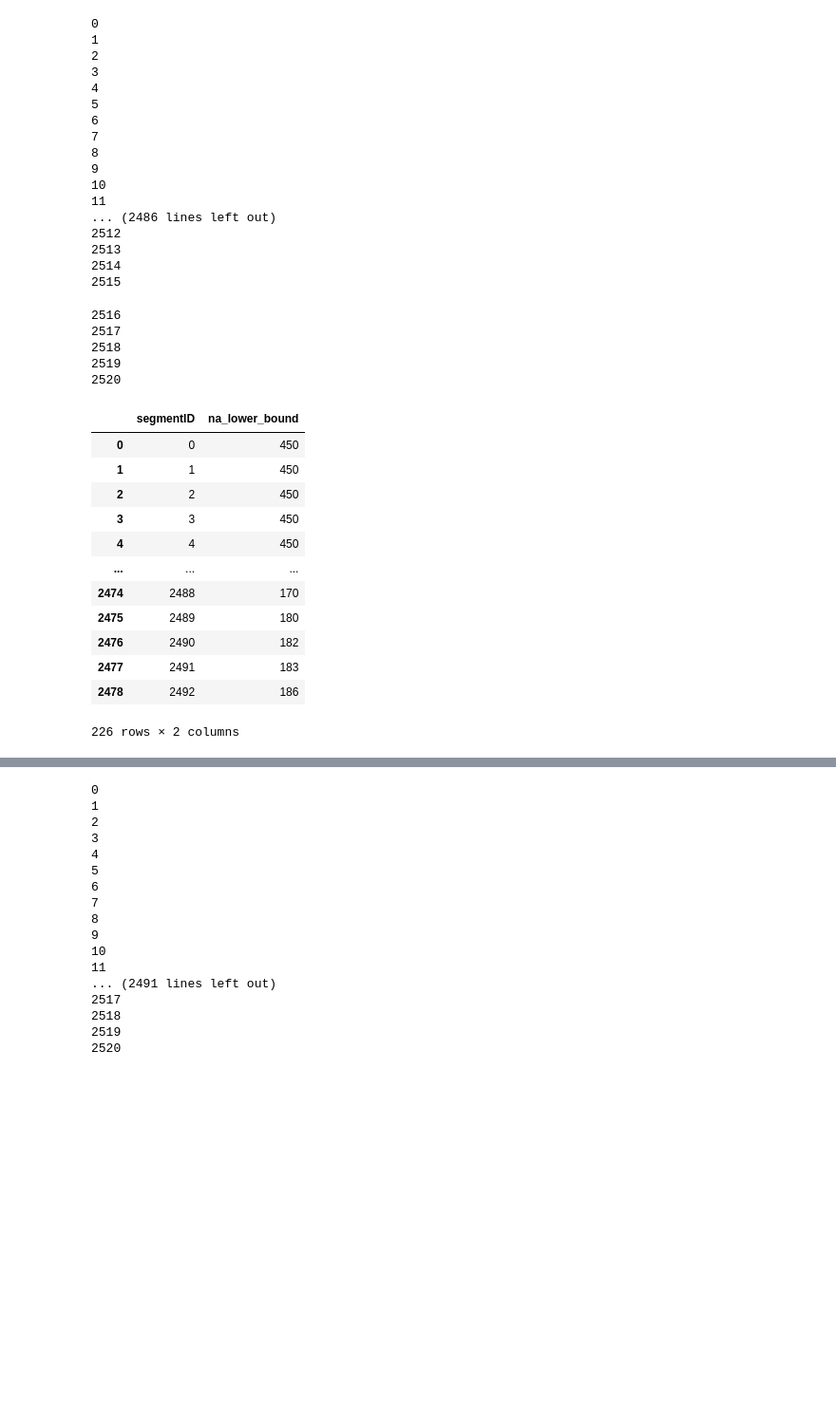
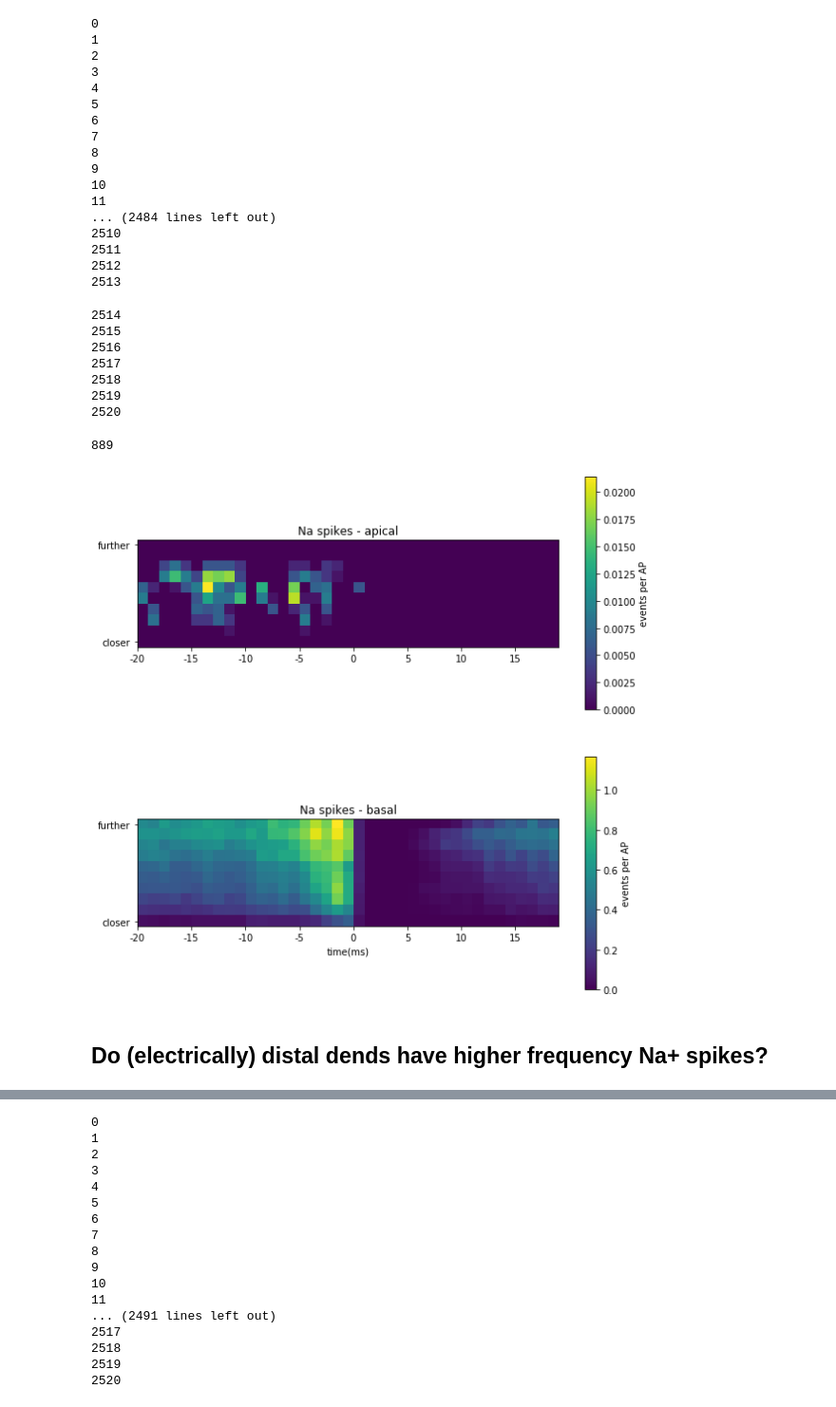
Before and after one commit to aaberbach/L5NeuronSimulation, a Jupyter notebook: L5NeuronSimulation/FullSimulation/NMDAExploration.ipynb, the cells around one changed output, grey strips where cells are left out. Shown at 95% size. Saved outputs shown, nothing was run; the diff lists cells and outputs as text; code cells hidden in the pictures; blank space fills up the shorter version.

```diff
--- a/L5NeuronSimulation/FullSimulation/NMDAExploration.ipynb
+++ b/L5NeuronSimulation/FullSimulation/NMDAExploration.ipynb
@@ -94,17 +124,20 @@ conns['X'] = conns['X'].astype(float)
 
 segs['Sec ID'] = segs['Sec ID'].astype(int)
 segs['X'] = segs['X'].astype(float)
+# %%
+segs['Elec_distanceQ'] = 'None'
+
+segs.loc[segs.Type=='dend','Elec_distanceQ'] = pd.qcut(segs.loc[segs.Type=='dend','Elec_distance'], 10, labels=False)
+segs.loc[segs.Type=='apic','Elec_distanceQ'] = pd.qcut(segs.loc[segs.Type=='apic','Elec_distance'], 10, labels=False)
 # %%
 segs_conns = segs.set_index(['Type','Sec ID','X']).join(conns.set_index(['Type','Sec ID','X'])).reset_index()
 # %%
-f = h5py.File('./output_control/v_report.h5','r')
+v = h5py.File('./output_control/v_report.h5','r')
 hva = h5py.File('./output_control/Ca_HVA.ica_report.h5','r')
 lva = h5py.File('./output_control/Ca_LVAst.ica_report.h5','r')
 ih = h5py.File('./output_control/Ih.ihcn_report.h5','r')
-#x = h5py.File('./output_nablock/v_report.h5','r')
 
-h = h5py.File('./output_control/inmda_report.h5','r')
-#i = h5py.File('./output_NMDAblock/inmda_report.h5','r')
+nmda = h5py.File('./output_control/inmda_report.h5','r')
 
-cont_na = h5py.File('./output_control/NaTa_t.gNaTa_t_report.h5','r')
+na = h5py.File('./output_control/NaTa_t.gNaTa_t_report.h5','r')
 spks = h5py.File('./output_control/spikes.h5','r')
@@ -125,11 +149,11 @@ na_df = pd.DataFrame(columns=['segmentID','na_lower_bound'])
 
 for p in segs[(segs.Type=='dend')|(segs.Type=='apic')].index:
     print(p)
-    threshold_crossings = np.diff(cont_na['report']['biophysical']['data'][:,p] > 0.002, prepend=False)
+    threshold_crossings = np.diff(na['report']['biophysical']['data'][:,p] > 0.001, prepend=False)
     upward_crossings = np.argwhere(threshold_crossings)[::2,0]
     downward_crossings = np.argwhere(threshold_crossings)[1::2,0]
     # Only count if not within 2 ms after a somatic spike
-    na_spks = [i for i in upward_crossings if ~np.any((i-spkinds>=0) & (i-spkinds<20))]
+    na_spks = [i for i in upward_crossings if ~np.any((i-spkinds>=-5) & (i-spkinds<20))]
 
     if len(na_spks)>0:
         na_df = na_df.append(pd.DataFrame({'segmentID':np.tile(p,len(na_spks)),
@@ -150,32 +174,17 @@ for p in segs[(segs.Type=='dend')|(segs.Type=='apic')].index:
 9
 10
 11
-... (2486 lines left out)
+... (2484 lines left out)
+2510
+2511
 2512
 2513
-2514
-2515
+2514
+2515
 2516
 2517
 2518
 2519
 2520
-# %%
-na_df_count = na_df.groupby('segmentID')['na_lower_bound'].count().reset_index()
-na_df_count[na_df_count.na_lower_bound>20]
-# %% [output]
-|  | segmentID | na_lower_bound |
-| 0 | 0 | 450 |
-| 1 | 1 | 450 |
-| 2 | 2 | 450 |
-| 3 | 3 | 450 |
-| 4 | 4 | 450 |
-| ... | ... | ... |
-| 2474 | 2488 | 170 |
-| 2475 | 2489 | 180 |
-| 2476 | 2490 | 182 |
-| 2477 | 2491 | 183 |
-| 2478 | 2492 | 186 |
-226 rows × 2 columns
 # %%
 na_df.to_csv('na_df.csv')
@@ -181,0 +228,26 @@ na_df.to_csv('na_df.csv')
+# %%
+len(spktimes)
+# %% [output]
+889
+# %%
+plt.figure(figsize=(10,10))
+plt.subplot(2,1,1)
+plt.title('Na spikes - apical')
+plt.imshow(na_apic/len(spktimes))
+plt.colorbar(label='events per AP')
+plt.xticks(ticks=np.arange(0,40,5)-0.5,labels=['{}'.format(i) for i in np.arange(-20,20,5)])
+plt.yticks(ticks=[0,9],labels=['further','closer'])
+
+plt.subplot(2,1,2)
+plt.title('Na spikes - basal')
+plt.imshow(na_dend/len(spktimes))
+plt.colorbar(label='events per AP')
+plt.xticks(ticks=np.arange(0,40,5)-0.5,labels=['{}'.format(i) for i in np.arange(-20,20,5)])
+plt.yticks(ticks=[0,9],labels=['further','closer'])
+plt.xlabel('time(ms)')
+
+plt.show()
+# %% [output]
+[figure, added]
+# %% [markdown]
+## Do (electrically) distal dends have higher frequency Na+ spikes?
```
Also changed, not shown: parts of 40 cells of this notebook, 6 other files.
